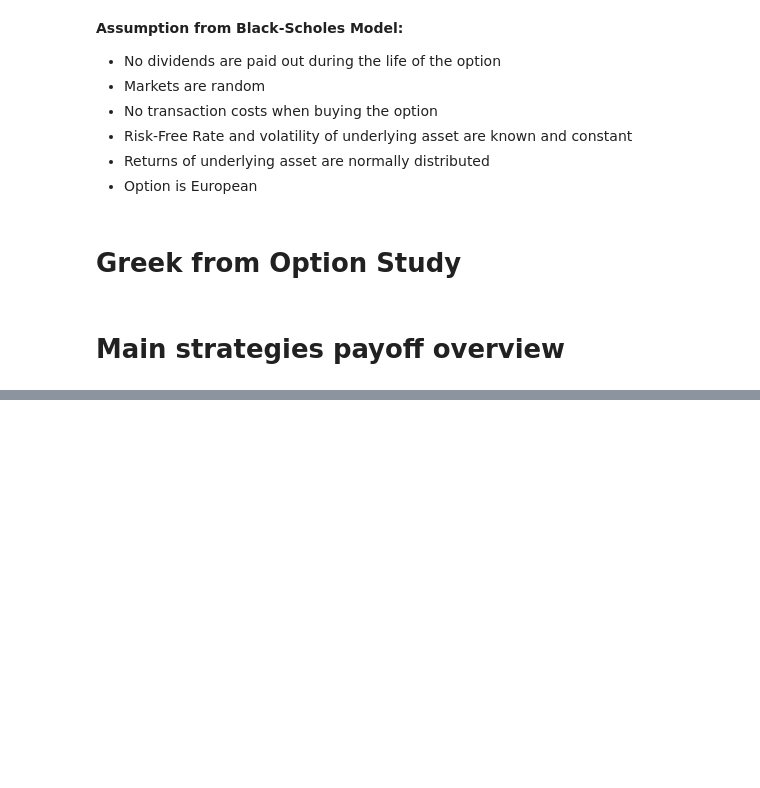
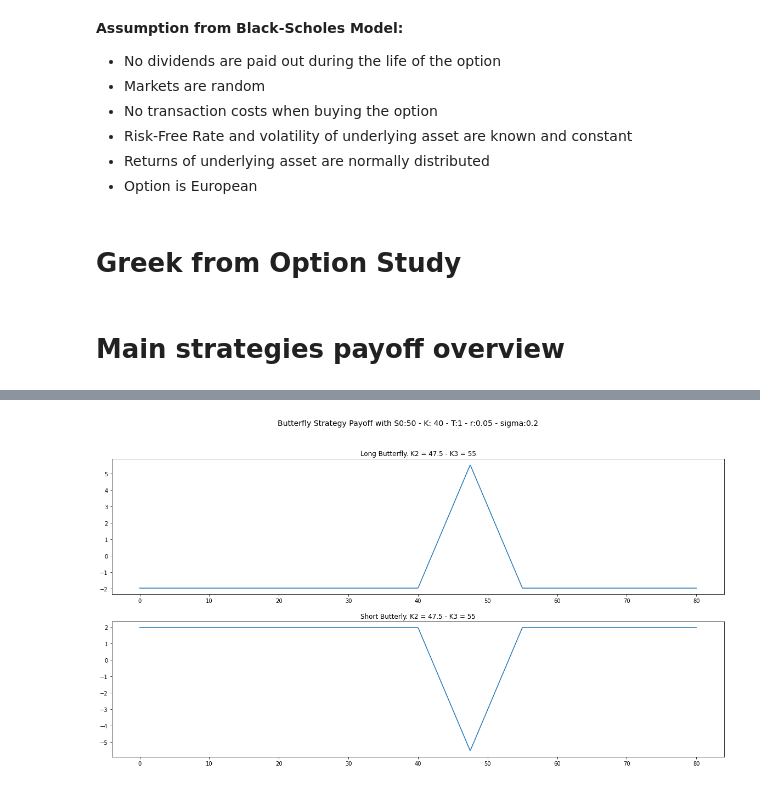
Before and after one commit to victor-espuna/financeProject, a Jupyter notebook: black-scholes-complete-study.ipynb, the cells around one changed output, grey strips where cells are left out. Saved outputs shown, nothing was run; the diff lists cells and outputs as text; code cells hidden in the pictures; blank space fills up the shorter version.

```diff
--- a/black-scholes-complete-study.ipynb
+++ b/black-scholes-complete-study.ipynb
@@ -180,0 +285,4 @@ class Strategies_payoffs(BS_Option_Pricing):
+# %%
+plot_butterfly(arr, market_param, market_param2, market_param5)
+# %% [output]
+[figure, added]
```
Also changed, not shown: parts of 18 cells of this notebook.
